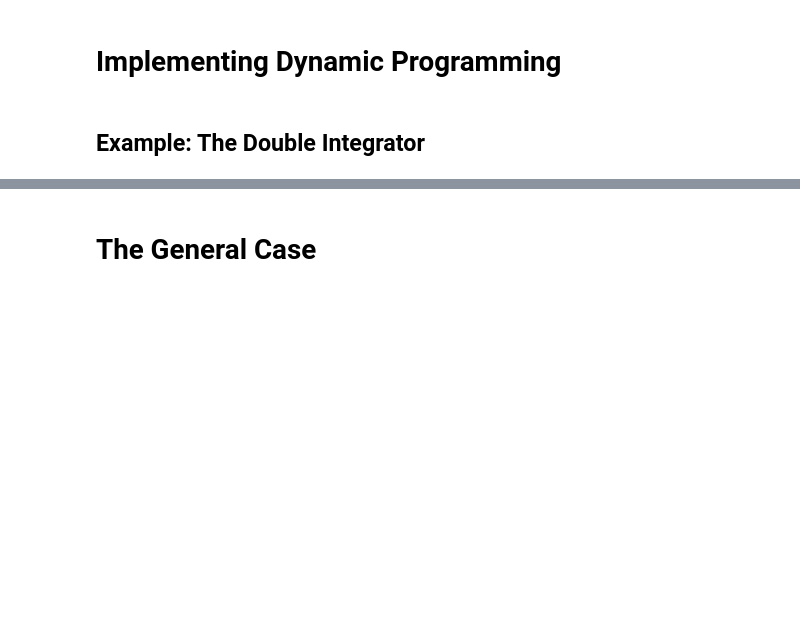
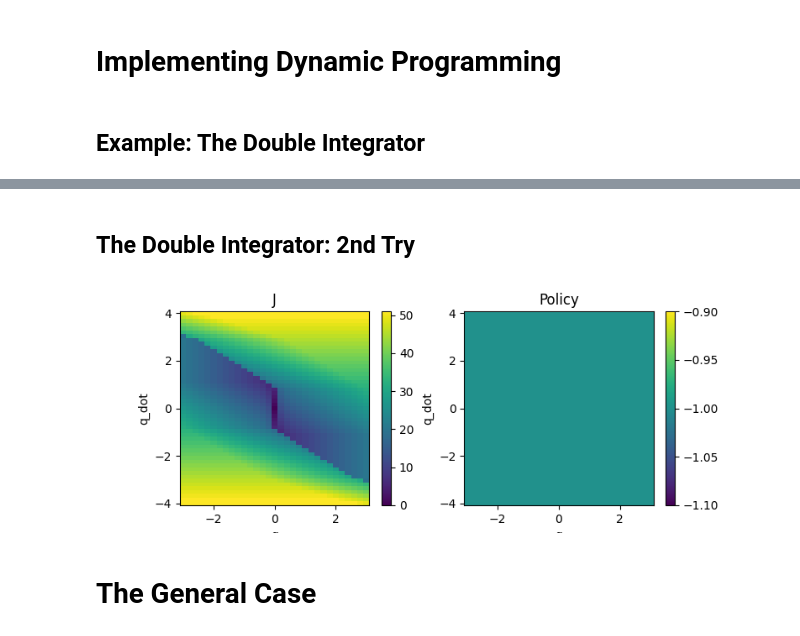
Before and after one commit to itayhzn/embodied-intelligence-journal, a Jupyter notebook: jupyter-notebooks/dynamic-programming.ipynb, the cells around one changed output, grey strips where cells are left out. Cells and saved outputs as stored; diff of their text form; code cells hidden in the pictures; blank space fills up the shorter version.

Commit message:
continued implementing DP for double integrator

```diff
--- a/jupyter-notebooks/dynamic-programming.ipynb
+++ b/jupyter-notebooks/dynamic-programming.ipynb
@@ -54,7 +57,7 @@ for t in tqdm(range(T)):
         if is_goal(idx):
             continue
 
-        S[idx] = max([g((x, x_dot), a) + S_copy[convert_xxdot_to_idx(*f(x, x_dot, a))] for a in A if xxdot_in_bounds(*f(x, x_dot, a))], default=np.inf)
+        S[idx] = min([g((x, x_dot), a) + S_copy[convert_xxdot_to_idx(*f(x, x_dot, a))] for a in A if xxdot_in_bounds(*f(x, x_dot, a))], default=0)
 
     if np.array_equal(S, S_copy):
         print("Converged at t = ", t)
@@ -91,0 +87,11 @@ plt.show()
+# %% [markdown]
+## The Double Integrator: 2nd Try
+# %%
+q = np.linspace(-3.0, 3.0, 31)
+qdot = np.linspace(-4.0, 4.0, 51)
+state_grid = [set(q), set(qdot)]
+dt = 0.1
+
+input_grid = set(np.linspace(-1.0, 1.0, 9))
+
+[Q, Qdot] = np.meshgrid(q, qdot, indexing='ij')
@@ -91,0 +123,36 @@ plt.show()
+# %%
+J = np.zeros(Q.shape)
+policy = np.zeros(Q.shape)
+# %%
+for i in range(max(Q.shape)):
+    J_copy = np.copy(J)
+    for i in range(Q.shape[0]):
+        for j in range(Q.shape[1]):
+            min_cost = np.inf
+
+            for u in input_grid:
+                x = f([Q[i, j], Qdot[i, j]], u)
+                idx = convert_state_to_nearest_idx(x)
+                min_cost = min(min_cost, g([Q[i, j], Qdot[i, j]], u) + J_copy[idx])
+                policy[i, j] = u
+
+            J[i, j] = min_cost
+# %%
+from mpl_toolkits.mplot3d import Axes3D
+
+fig, ax = plt.subplots(1, 2, figsize=(8, 3))
+c = ax[0].pcolormesh(Q, Qdot, J, cmap='viridis')
+fig.colorbar(c, ax=ax[0])
+ax[0].set_xlabel('q')
+ax[0].set_ylabel('q_dot')
+ax[0].set_title('J')
+
+c = ax[1].pcolormesh(Q, Qdot, policy, cmap='viridis')
+fig.colorbar(c, ax=ax[1])
+ax[1].set_xlabel('q')
+ax[1].set_ylabel('q_dot')
+ax[1].set_title('Policy')
+
+plt.show()
+# %% [output]
+[figure, added]
```
Also changed, not shown: parts of 8 cells of this notebook, 1 other file.
